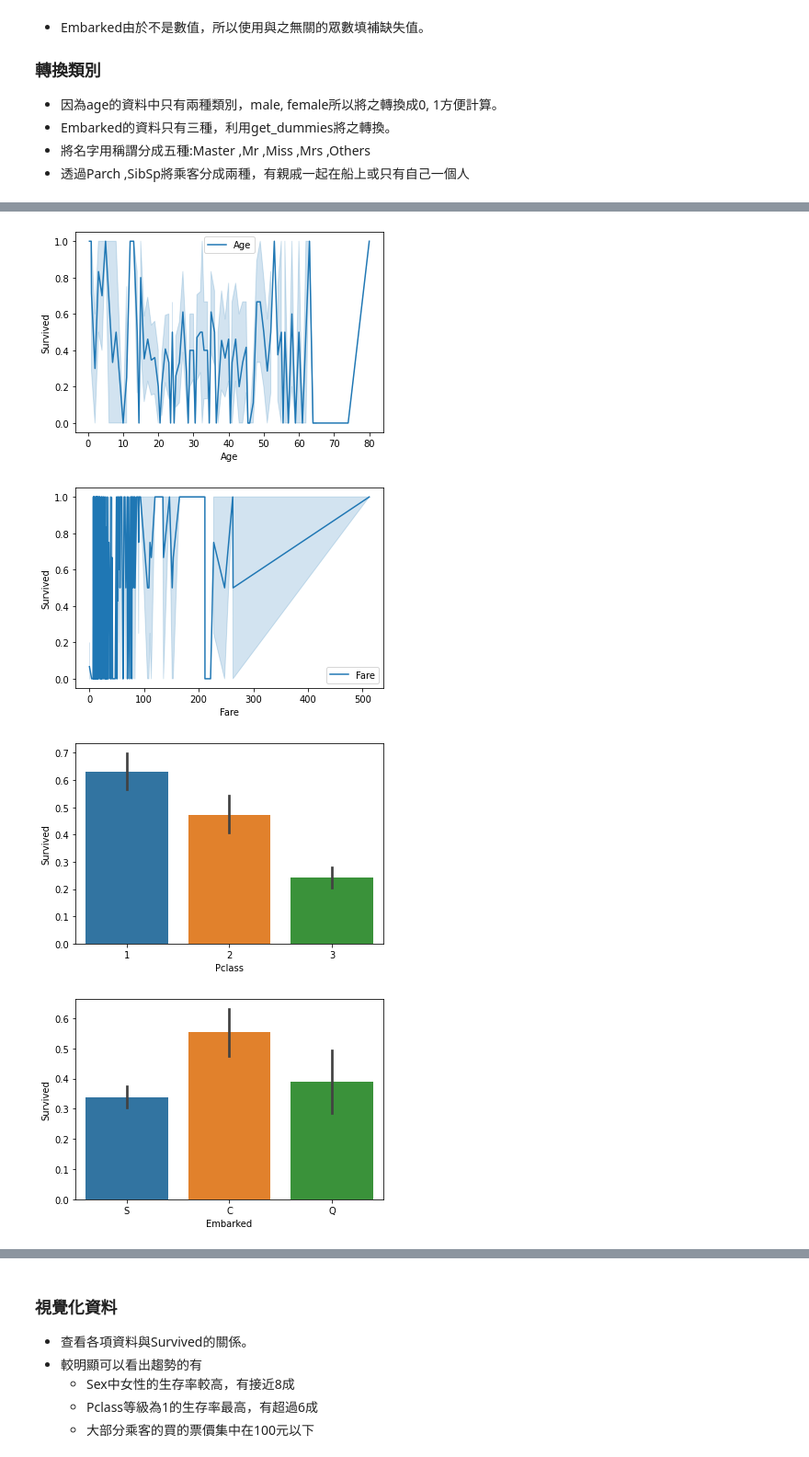
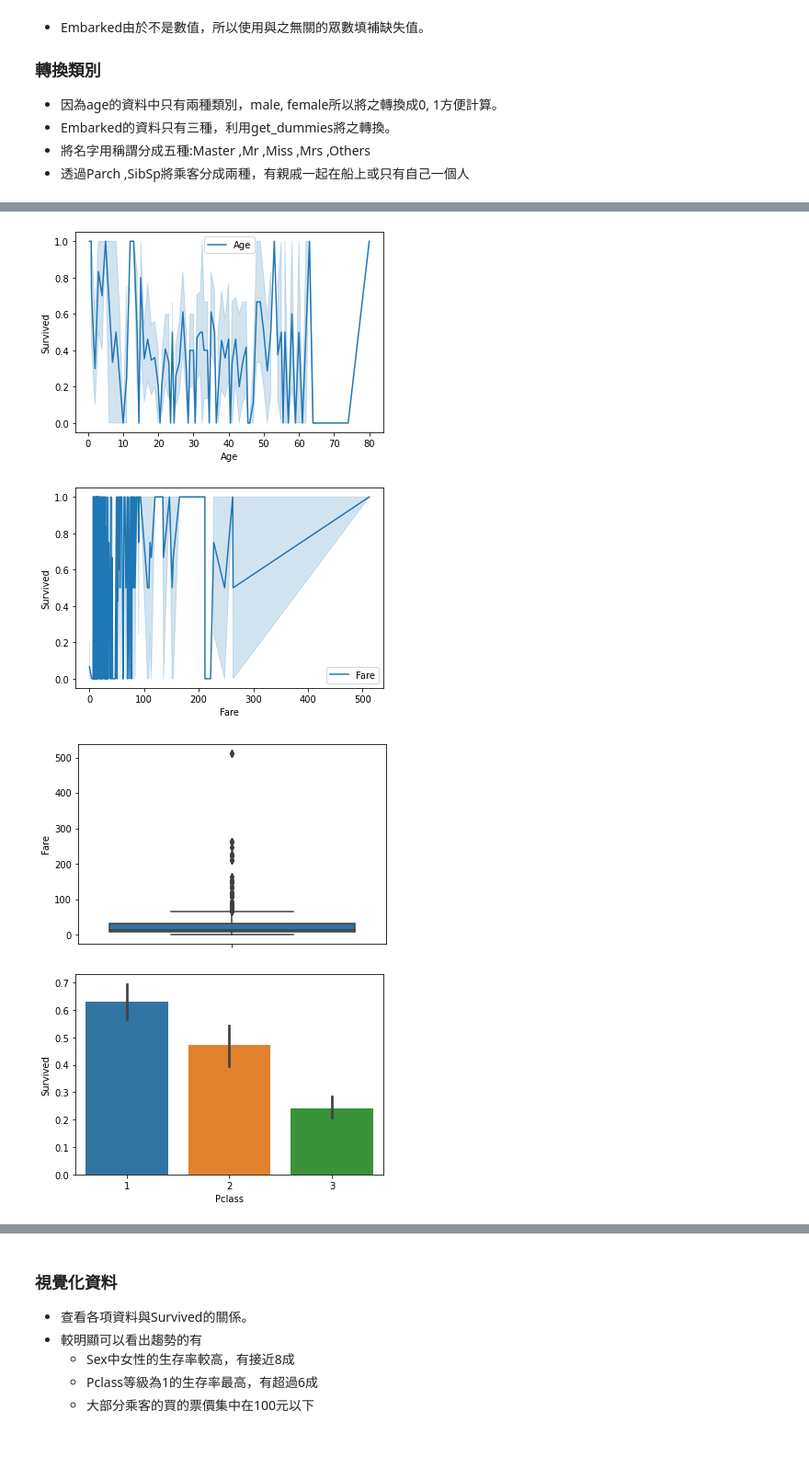
Before and after one commit to fancyshon/Machine-Learning-Practice, a Jupyter notebook: Titanic/main.ipynb, the cells around one changed output, grey strips where cells are left out. Shown: that part at 92% size. Cells and saved outputs as stored; diff of their text form; code cells hidden in the pictures.

```diff
--- a/Titanic/main.ipynb
+++ b/Titanic/main.ipynb
@@ -212,6 +212,11 @@ seaborn.lineplot(
     y='Survived',
     data=df,
     label='Fare'
+)
+plt.show()
+
+seaborn.boxplot(
+    y=df['Fare']
 )
 plt.show()
 
@@ -226,33 +231,33 @@ plt.show()
 seaborn.barplot(
     x='Embarked',
     y='Survived',
     data=df,
     label='Embarked'
 )
 plt.show()
 
 seaborn.lineplot(
     x='Parch',
     y='Survived',
     data=df,
     label='Age'
 )
 plt.show()
 
 seaborn.lineplot(
     x='SibSp',
     y='Survived',
     data=df,
     label='Age'
 )
 plt.show()
 
 
 # print(df[(df['Sex']=='female') & (df['Survived']==1)])
 # print(df[(df['Sex']=='female') & (df['Survived']==0)])
 # %% [output]
 [figure]
-[figure, old version]
+[figure, new version]
 [figure]
-[figure, old version]
+[figure, new version]
-[figure, old version]
+[figure, new version]
```
Also changed, not shown: parts of 5 cells of this notebook, 2 other files.
